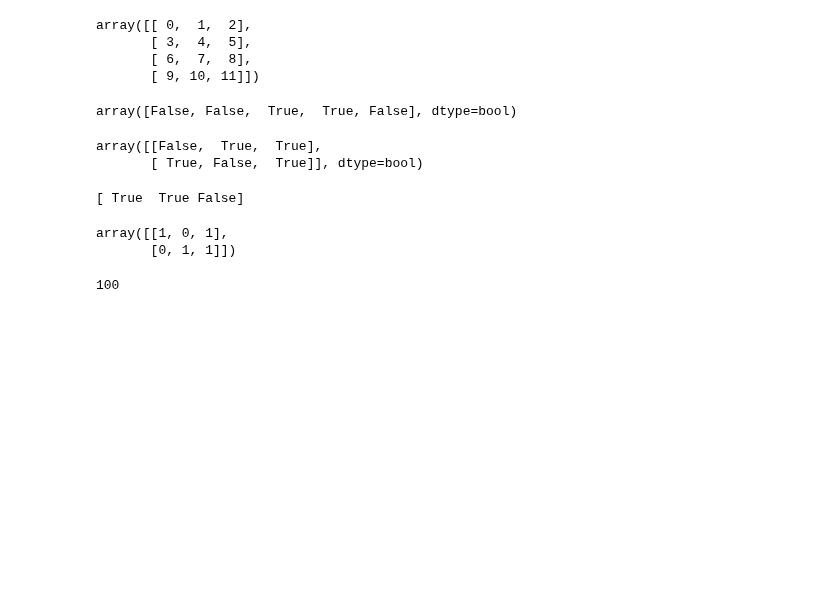
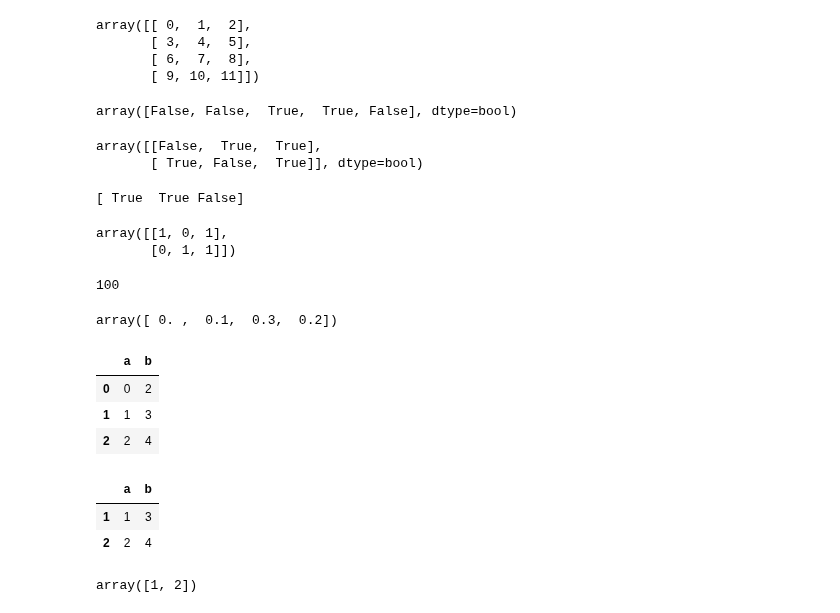
Before and after one commit to hringbauer/BarrierInferPublic, a Jupyter notebook: Area51.ipynb, the cells around one changed output. Saved outputs shown, nothing was run; the diff lists cells and outputs as text; code cells hidden in the pictures; blank space fills up the shorter version.

```diff
--- a/Area51.ipynb
+++ b/Area51.ipynb
@@ -355,3 +356,31 @@ a=range(50, 350,3)
 print(len(a))
 # %% [output]
 100
+# %%
+p=np.array([0, 0.1, 0.3, 0.8])
+p_min = np.fmin(p,1-p)
+p_min
+# %% [output]
+array([ 0. ,  0.1,  0.3,  0.2])
+# %%
+a=[0,1,2]
+b=[2,3,4]
+df = pd.DataFrame({"a":a, "b": b})
+df
+# %% [output]
+|  | a | b |
+| 0 | 0 | 2 |
+| 1 | 1 | 3 |
+| 2 | 2 | 4 |
+# %%
+inds_okay = (df["a"] > 0.5) & (df["b"] >= 3)
+df[inds_okay]
+# %% [output]
+|  | a | b |
+| 1 | 1 | 3 |
+| 2 | 2 | 4 |
+# %%
+a=np.array([1,2,3,4,5])
+np.where(inds_okay)[0]
+# %% [output]
+array([1, 2])
```
Also changed, not shown: parts of 1 cell of this notebook, 11 other files.
